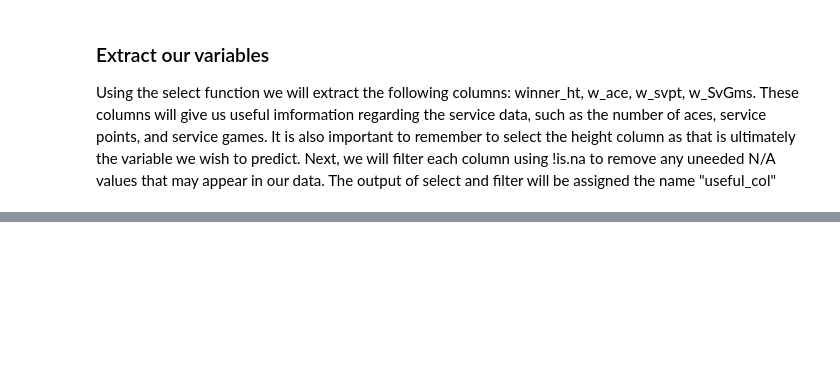
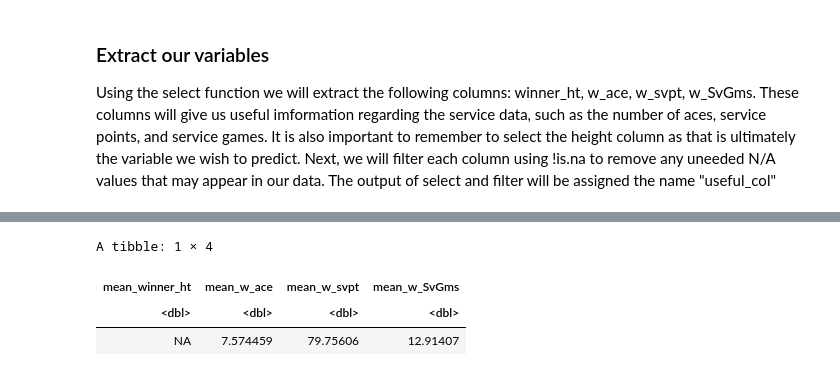
Before and after one commit to Tom0809/Group-Project, a Jupyter notebook: Group Project.ipynb, the cells around one changed output, grey strips where cells are left out. Saved outputs shown, nothing was run; the diff lists cells and outputs as text; code cells hidden in the pictures; blank space fills up the shorter version.

Commit message:
until mean
until mean

```diff
--- a/Group Project.ipynb
+++ b/Group Project.ipynb
@@ -99,0 +140,7 @@ KKNNKKKNNN
+# %%
+summarize(tennis,
+         mean_winner_ht = mean(winner_ht),
+          mean_w_ace = mean(w_ace),
+          mean_w_svpt = mean(w_svpt),
+          mean_w_SvGms = mean (w_SvGms))
+# %% [output]
@@ -99,0 +149,4 @@ KKNNKKKNNN
+A tibble: 1 × 4
+| mean_winner_ht | mean_w_ace | mean_w_svpt | mean_w_SvGms |
+| <dbl> | <dbl> | <dbl> | <dbl> |
+| NA | 7.574459 | 79.75606 | 12.91407 |
```
Also changed, not shown: parts of 8 cells of this notebook.
